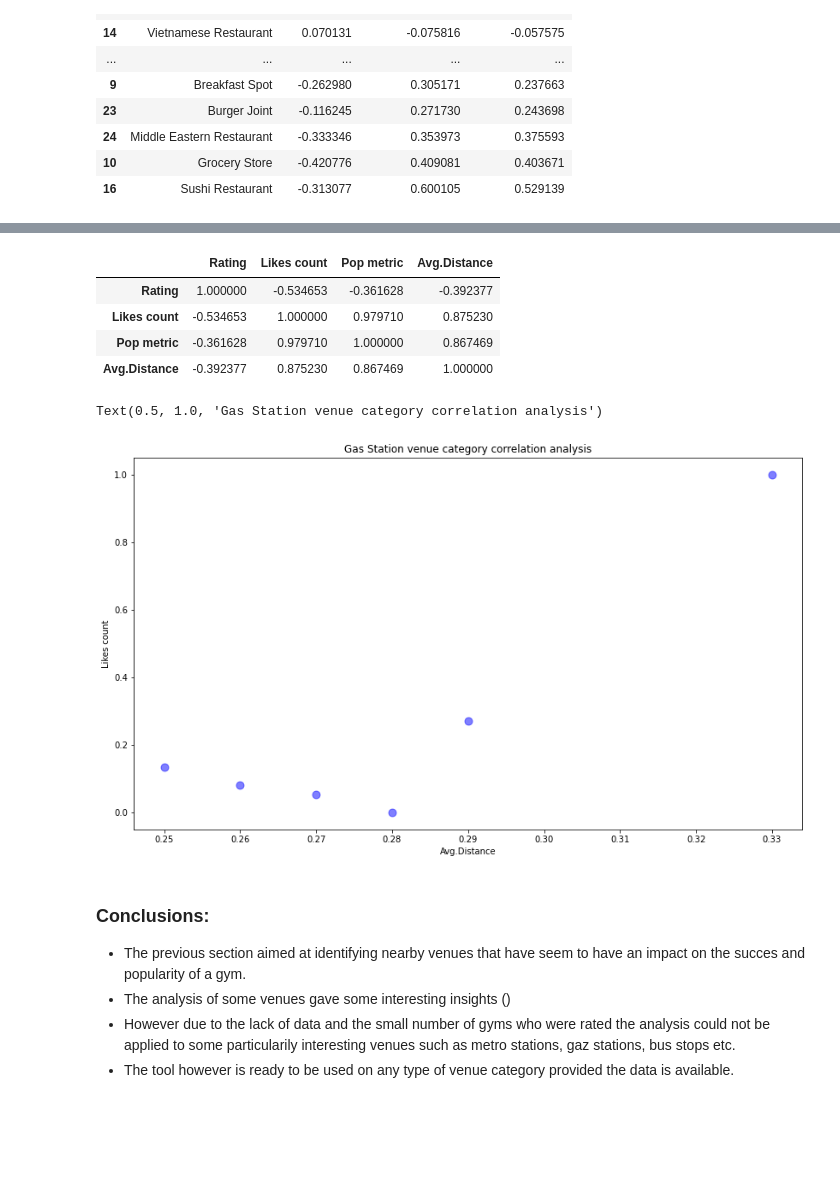
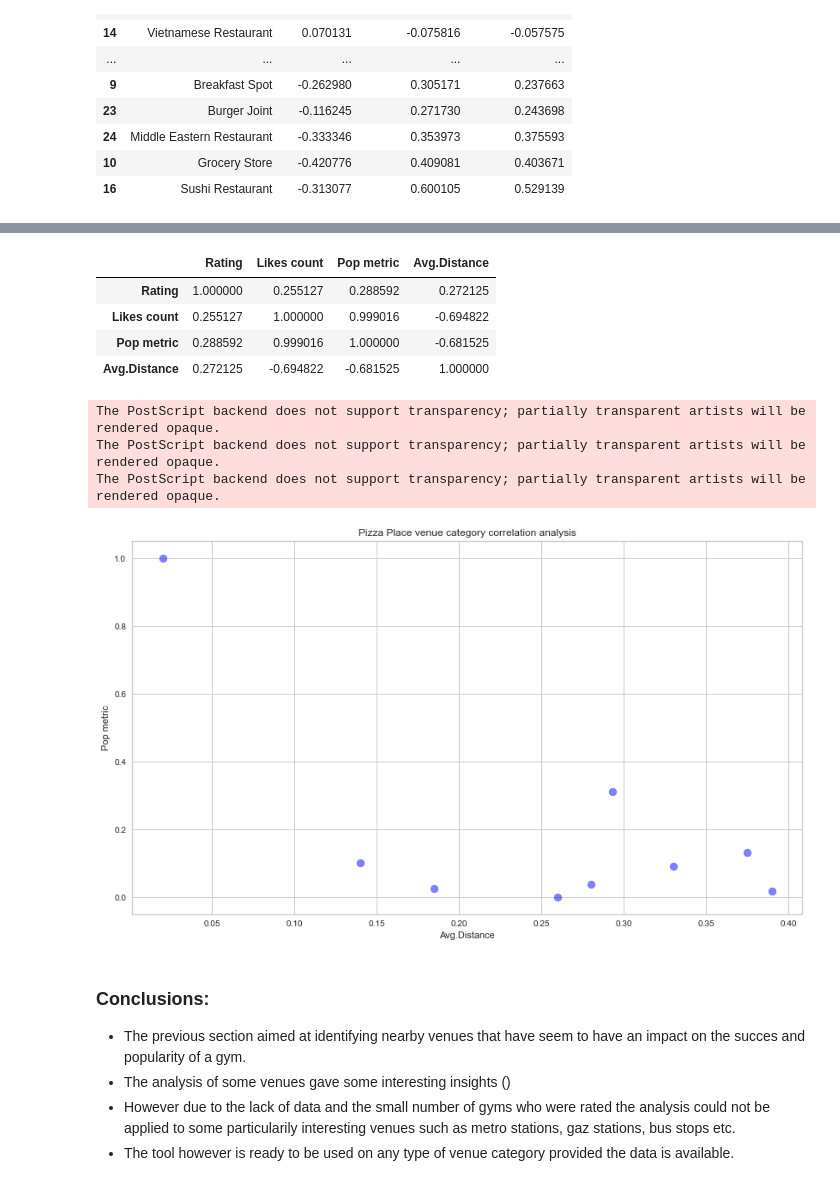
Before and after one commit to mobench/Coursera_Capstone, a Jupyter notebook: Gym_area_analysis/Gym_area_analysis.ipynb, the cells around one changed output, grey strips where cells are left out. Saved outputs shown, nothing was run; the diff lists cells and outputs as text; code cells hidden in the pictures; blank space fills up the shorter version.

```diff
--- a/Gym_area_analysis/Gym_area_analysis.ipynb
+++ b/Gym_area_analysis/Gym_area_analysis.ipynb
@@ -471,7 +460,7 @@ print(' done.')
 # %%
 # Analyzing a specific venue category that seems promising:
 
-venue_category = 'Gas Station'
+venue_category = 'Pizza Place'
 specific_venue_dist, norm_likes = gym_venue_dist(venue_category,gym_venues_df)
 specific_venue_dist.head()
 # %% [output]
@@ -523,24 +515,30 @@ specific_venue_avgdist.head(20)
 specific_venue_avgdist[['Rating', 'Likes count', 'Pop metric', 'Avg.Distance']].corr()
 # %% [output]
 |  | Rating | Likes count | Pop metric | Avg.Distance |
-| Rating | 1.000000 | -0.534653 | -0.361628 | -0.392377 |
-| Likes count | -0.534653 | 1.000000 | 0.979710 | 0.875230 |
-| Pop metric | -0.361628 | 0.979710 | 1.000000 | 0.867469 |
-| Avg.Distance | -0.392377 | 0.875230 | 0.867469 | 1.000000 |
+| Rating | 1.000000 | 0.255127 | 0.288592 | 0.272125 |
+| Likes count | 0.255127 | 1.000000 | 0.999016 | -0.694822 |
+| Pop metric | 0.288592 | 0.999016 | 1.000000 | -0.681525 |
+| Avg.Distance | 0.272125 | -0.694822 | -0.681525 | 1.000000 |
 # %%
 # Plotting the ratings versus the distances to the specific venue category:
 specific_venue_avgdist.plot(kind='scatter',
                     x='Avg.Distance',
-                    y='Likes count',
+                    y='Pop metric',
                     figsize=(14, 8),
                     alpha=0.5, # transparency
                     color='blue',
                     s = 80
+                    # s=norm_likes*2000  + 10  # pass in the weights
                     )
 plt.title('{} venue category correlation analysis'.format(venue_category))
+
+file_name = r'C:\Users\sim-g\Desktop\Skills\Data-science\9-Capstone\Coursera_Capstone\report\\' + venue_category.lower().replace(' ','_') + '_corr.eps'
+plt.savefig(file_name)
 # %% [output]
-Text(0.5, 1.0, 'Gas Station venue category correlation analysis')
+The PostScript backend does not support transparency; partially transparent artists will be rendered opaque.
+The PostScript backend does not support transparency; partially transparent artists will be rendered opaque.
+The PostScript backend does not support transparency; partially transparent artists will be rendered opaque.
-[figure, old version]
+[figure, new version]
 # %% [markdown]
 ### Conclusions:
 * The previous section aimed at identifying nearby venues that have seem to have an impact on the succes and popularity of a gym.
```
Also changed, not shown: parts of 18 cells of this notebook.
